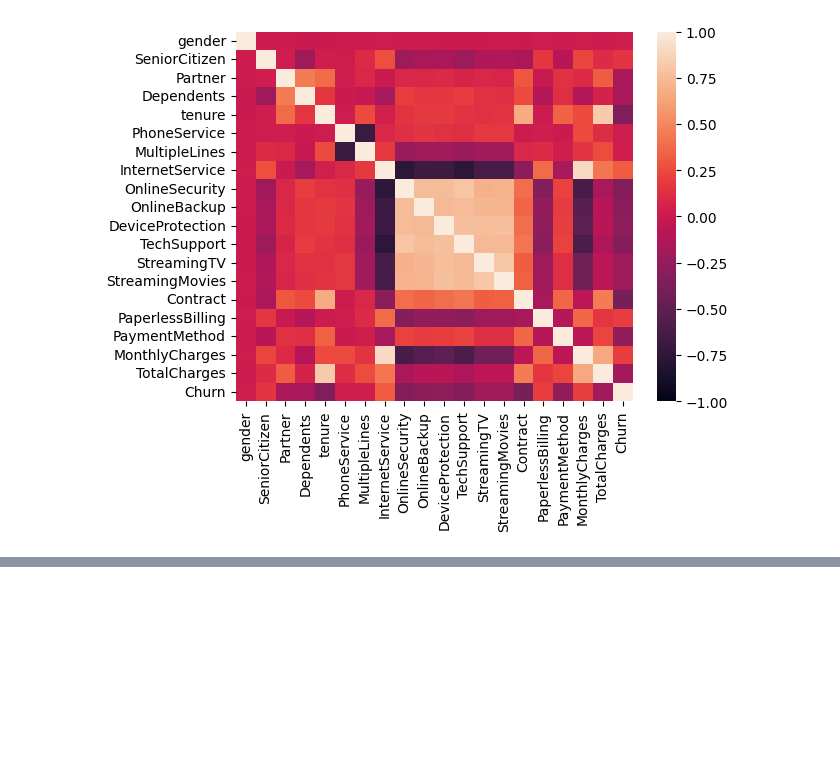
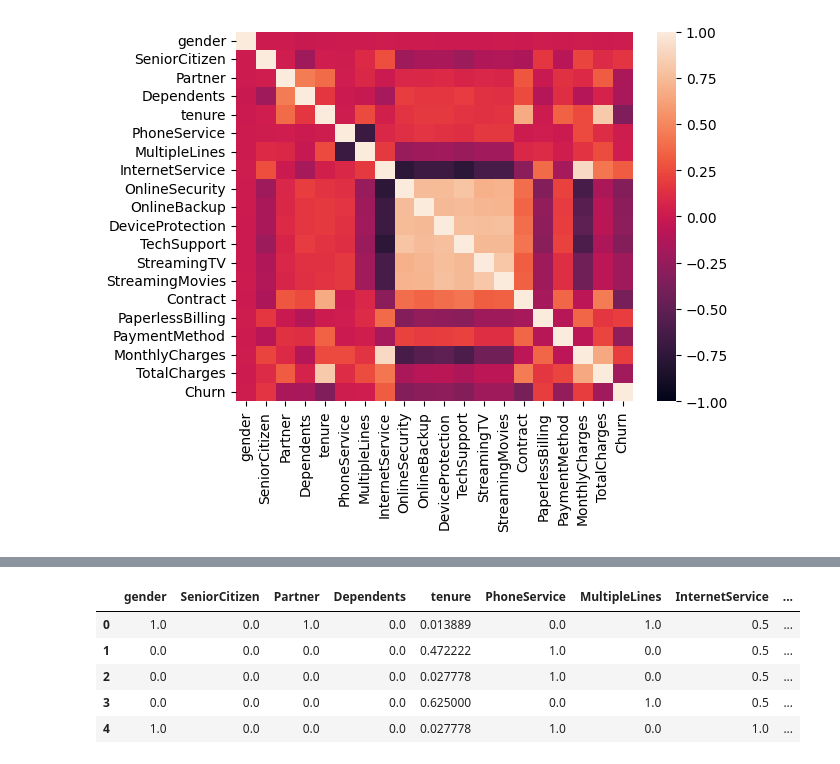
Before and after one commit to aymanfen/ClassificationProject, a Jupyter notebook: DataTreatment.ipynb, the cells around one changed output, grey strips where cells are left out. Cells and saved outputs as stored; diff of their text form; code cells hidden in the pictures; blank space fills up the shorter version.

```diff
--- a/DataTreatment.ipynb
+++ b/DataTreatment.ipynb
@@ -678,0 +692,14 @@ cleandata.to_csv("Datasets/cleandata.csv")
+# %%
+#Data Normalization
+from sklearn.preprocessing import MinMaxScaler
+
+scaler=MinMaxScaler()
+normaldf=pd.DataFrame(scaler.fit_transform(cleandata),columns=cleandata.columns)
+normaldf.head()
+# %% [output]
+|  | gender | SeniorCitizen | Partner | Dependents | tenure | PhoneService | MultipleLines | InternetService | ... |
+| 0 | 1.0 | 0.0 | 1.0 | 0.0 | 0.013889 | 0.0 | 1.0 | 0.5 | ... |
+| 1 | 0.0 | 0.0 | 0.0 | 0.0 | 0.472222 | 1.0 | 0.0 | 0.5 | ... |
+| 2 | 0.0 | 0.0 | 0.0 | 0.0 | 0.027778 | 1.0 | 0.0 | 0.5 | ... |
+| 3 | 0.0 | 0.0 | 0.0 | 0.0 | 0.625000 | 0.0 | 1.0 | 0.5 | ... |
+| 4 | 1.0 | 0.0 | 0.0 | 0.0 | 0.027778 | 1.0 | 0.0 | 1.0 | ... |
```
Also changed, not shown: parts of 6 cells of this notebook, 4 other files.
